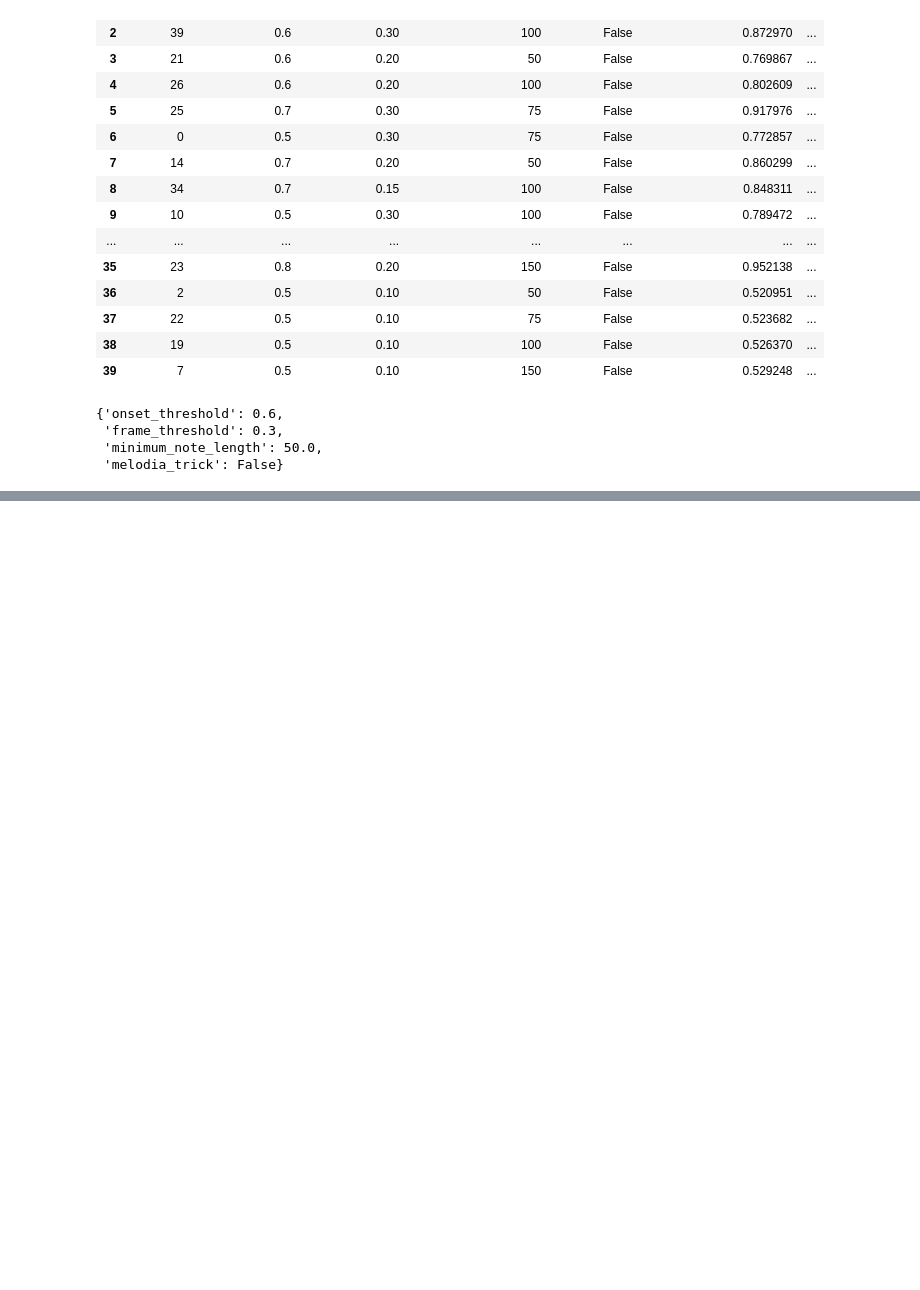
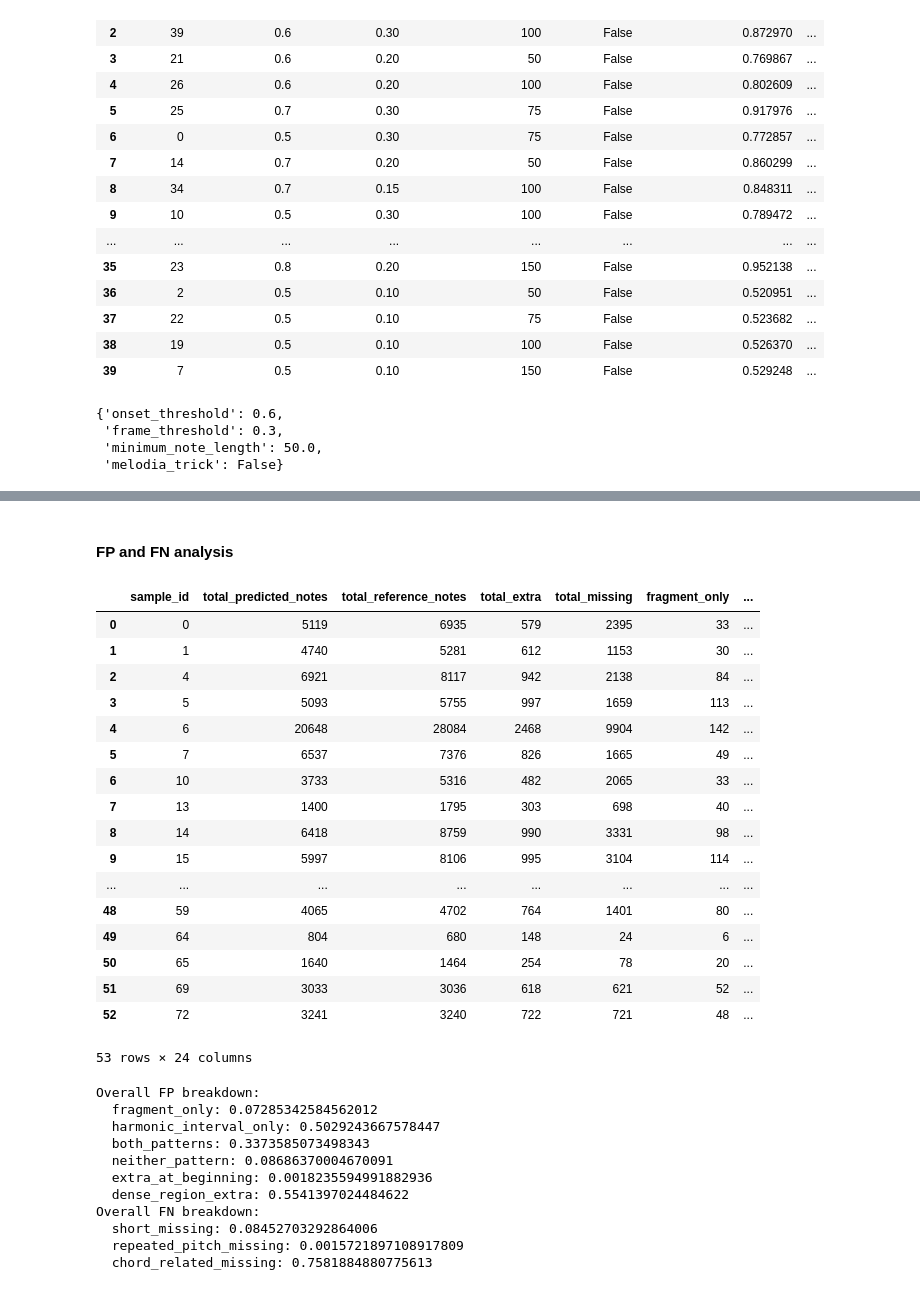
Before and after one commit to lambda-feedback/compareMusic, a Jupyter notebook: notebooks/AMT_Basic_Pitch.ipynb, the cells around one changed output, grey strips where cells are left out. Drawn from its saved outputs; the diff is of its cells as text; code cells hidden in the pictures; blank space fills up the shorter version.

Commit message:
start analysing the result

```diff
--- a/notebooks/AMT_Basic_Pitch.ipynb
+++ b/notebooks/AMT_Basic_Pitch.ipynb
@@ -998,0 +1067,2 @@ def compare_before_after_postprocessing(sample_id, postprocess_fn):
+# %% [markdown]
+#### FP and FN analysis
@@ -998,0 +1276,58 @@ def compare_before_after_postprocessing(sample_id, postprocess_fn):
+# %%
+fp_fn_summary_df = summarise_fp_fn_over_train_set()
+
+fp_fn_summary_df["fragment_only_rate"] = fp_fn_summary_df["fragment_only"] / fp_fn_summary_df["total_extra"]
+fp_fn_summary_df["harmonic_interval_only_rate"] = fp_fn_summary_df["harmonic_interval_only"] / fp_fn_summary_df["total_extra"]
+fp_fn_summary_df["both_patterns_rate"] = fp_fn_summary_df["both_patterns"] / fp_fn_summary_df["total_extra"]
+fp_fn_summary_df["neither_pattern_rate"] = fp_fn_summary_df["neither_pattern"] / fp_fn_summary_df["total_extra"]
+fp_fn_summary_df["extra_at_beginning_rate"] = fp_fn_summary_df["extra_at_beginning"] / fp_fn_summary_df["total_extra"]
+fp_fn_summary_df["dense_region_extra_rate"] = fp_fn_summary_df["dense_region_extra"] / fp_fn_summary_df["total_extra"]
+
+fp_fn_summary_df["short_missing_rate"] = fp_fn_summary_df["short_missing"] / fp_fn_summary_df["total_missing"]
+fp_fn_summary_df["repeated_pitch_missing_rate"] = fp_fn_summary_df["repeated_pitch_missing"] / fp_fn_summary_df["total_missing"]
+fp_fn_summary_df["chord_related_missing_rate"] = fp_fn_summary_df["chord_related_missing"] / fp_fn_summary_df["total_missing"]
+
+display(fp_fn_summary_df)
+
+print("Overall FP breakdown:")
+print("  fragment_only:", fp_fn_summary_df["fragment_only"].sum() / fp_fn_summary_df["total_extra"].sum())
+print("  harmonic_interval_only:", fp_fn_summary_df["harmonic_interval_only"].sum() / fp_fn_summary_df["total_extra"].sum())
+print("  both_patterns:", fp_fn_summary_df["both_patterns"].sum() / fp_fn_summary_df["total_extra"].sum())
+print("  neither_pattern:", fp_fn_summary_df["neither_pattern"].sum() / fp_fn_summary_df["total_extra"].sum())
+print("  extra_at_beginning:", fp_fn_summary_df["extra_at_beginning"].sum() / fp_fn_summary_df["total_extra"].sum())
+print("  dense_region_extra:", fp_fn_summary_df["dense_region_extra"].sum() / fp_fn_summary_df["total_extra"].sum())
+
+print("Overall FN breakdown:")
+print("  short_missing:", fp_fn_summary_df["short_missing"].sum() / fp_fn_summary_df["total_missing"].sum())
+print("  repeated_pitch_missing:", fp_fn_summary_df["repeated_pitch_missing"].sum() / fp_fn_summary_df["total_missing"].sum())
+print("  chord_related_missing:", fp_fn_summary_df["chord_related_missing"].sum() / fp_fn_summary_df["total_missing"].sum())
+# %% [output]
+|  | sample_id | total_predicted_notes | total_reference_notes | total_extra | total_missing | fragment_only | ... |
+| 0 | 0 | 5119 | 6935 | 579 | 2395 | 33 | ... |
+| 1 | 1 | 4740 | 5281 | 612 | 1153 | 30 | ... |
+| 2 | 4 | 6921 | 8117 | 942 | 2138 | 84 | ... |
+| 3 | 5 | 5093 | 5755 | 997 | 1659 | 113 | ... |
+| 4 | 6 | 20648 | 28084 | 2468 | 9904 | 142 | ... |
+| 5 | 7 | 6537 | 7376 | 826 | 1665 | 49 | ... |
+| 6 | 10 | 3733 | 5316 | 482 | 2065 | 33 | ... |
+| 7 | 13 | 1400 | 1795 | 303 | 698 | 40 | ... |
+| 8 | 14 | 6418 | 8759 | 990 | 3331 | 98 | ... |
+| 9 | 15 | 5997 | 8106 | 995 | 3104 | 114 | ... |
+| ... | ... | ... | ... | ... | ... | ... | ... |
+| 48 | 59 | 4065 | 4702 | 764 | 1401 | 80 | ... |
+| 49 | 64 | 804 | 680 | 148 | 24 | 6 | ... |
+| 50 | 65 | 1640 | 1464 | 254 | 78 | 20 | ... |
+| 51 | 69 | 3033 | 3036 | 618 | 621 | 52 | ... |
+| 52 | 72 | 3241 | 3240 | 722 | 721 | 48 | ... |
+53 rows × 24 columns
+Overall FP breakdown:
+  fragment_only: 0.07285342584562012
+  harmonic_interval_only: 0.5029243667578447
+  both_patterns: 0.3373585073498343
+  neither_pattern: 0.08686370004670091
+  extra_at_beginning: 0.0018235594991882936
+  dense_region_extra: 0.5541397024484622
+Overall FN breakdown:
+  short_missing: 0.08452703292864006
+  repeated_pitch_missing: 0.0015721897108917809
+  chord_related_missing: 0.7581884880775613
```
Also changed, not shown: parts of 15 cells of this notebook.
